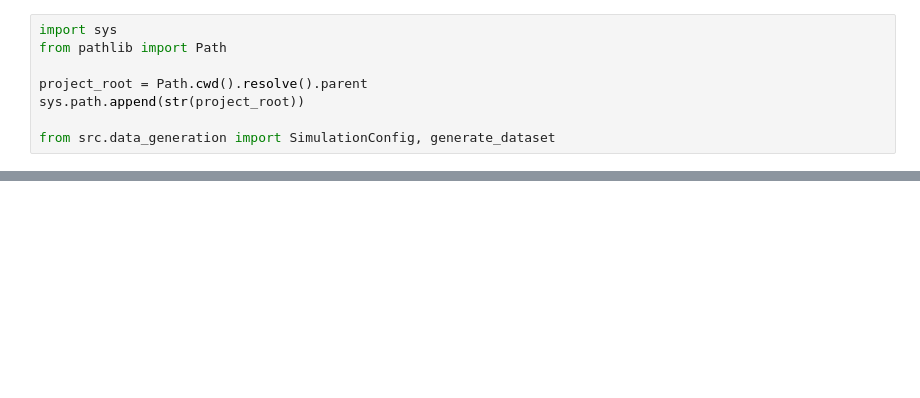
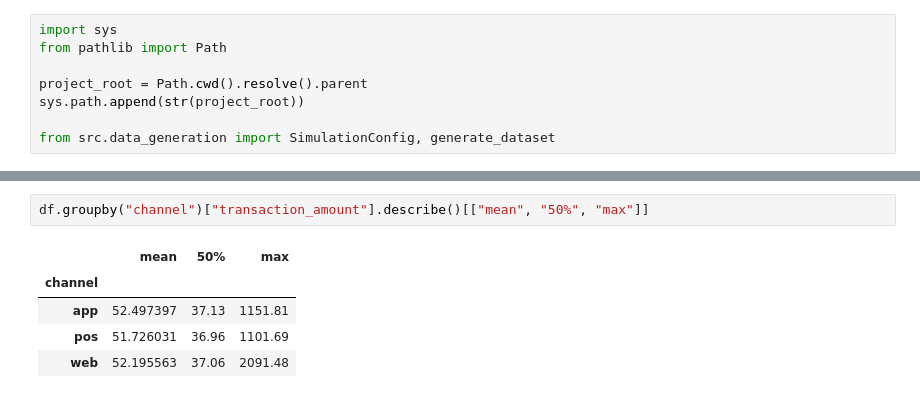
Before and after one commit to dacardonave/finshield-fraud-detection-platform, a Jupyter notebook: notebooks/01_data_simulation.ipynb, the cells around one changed output, grey strips where cells are left out. Saved outputs shown, nothing was run; the diff lists cells and outputs as text; blank space fills up the shorter version.

```diff
--- a/notebooks/01_data_simulation.ipynb
+++ b/notebooks/01_data_simulation.ipynb
@@ -37,0 +68,8 @@ Name: proportion, dtype: float64
+# %%
+df.groupby("channel")["transaction_amount"].describe()[["mean", "50%", "max"]]
+# %% [output]
+|  | mean | 50% | max |
+| channel |  |  |  |
+| app | 52.497397 | 37.13 | 1151.81 |
+| pos | 51.726031 | 36.96 | 1101.69 |
+| web | 52.195563 | 37.06 | 2091.48 |
```
Also changed, not shown: parts of 9 cells of this notebook, 1 other file.
